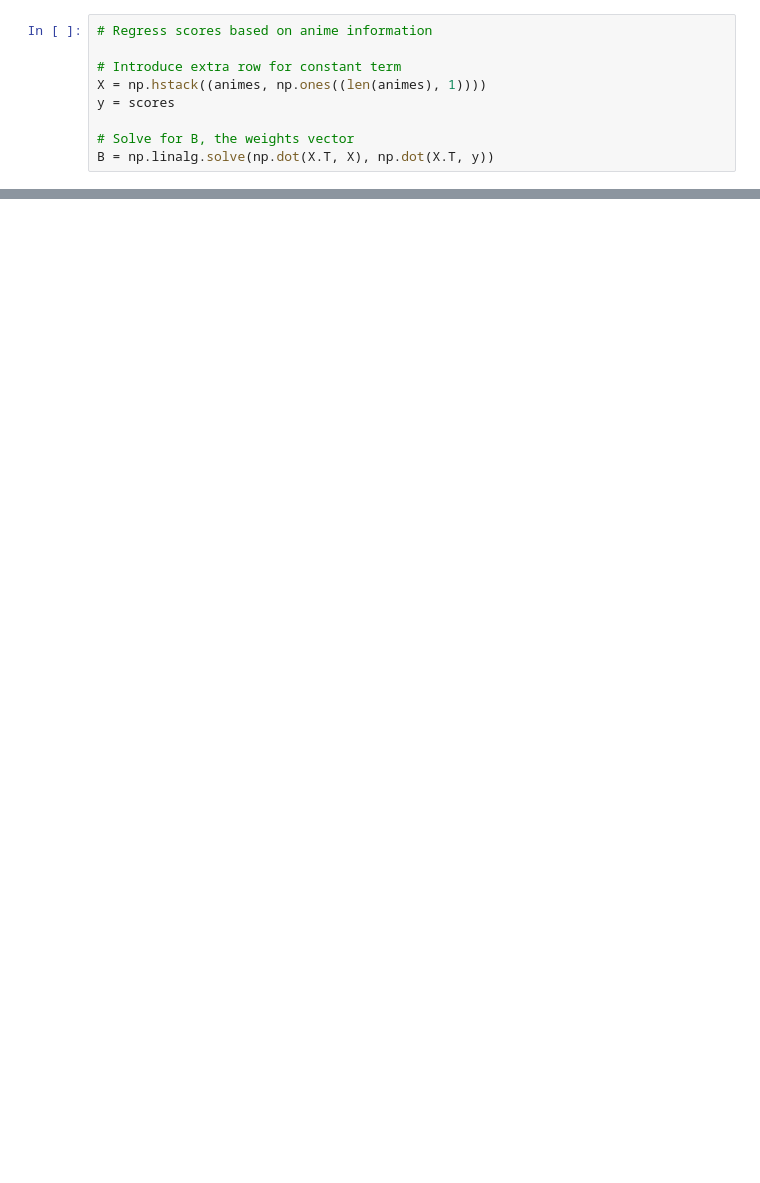
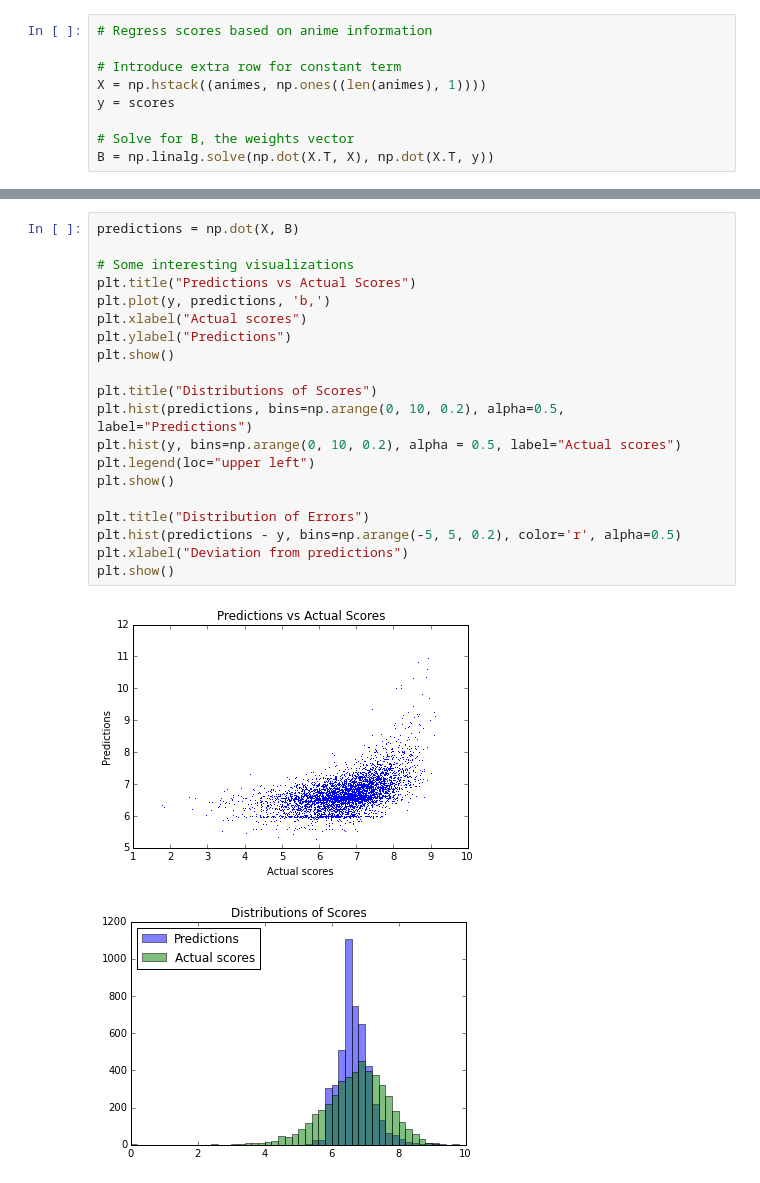
Before and after one commit to akrolsmir/cs189, a Jupyter notebook: proj/proj.ipynb, the cells around one changed output, grey strips where cells are left out. Saved outputs shown, nothing was run; the diff lists cells and outputs as text; blank space fills up the shorter version.

```diff
--- a/proj/proj.ipynb
+++ b/proj/proj.ipynb
@@ -68,0 +102,23 @@ B0 (the constant term) is 6.557905266
+# %%
+predictions = np.dot(X, B)
+
+# Some interesting visualizations
+plt.title("Predictions vs Actual Scores")
+plt.plot(y, predictions, 'b,')
+plt.xlabel("Actual scores")
+plt.ylabel("Predictions")
+plt.show()
+
+plt.title("Distributions of Scores")
+plt.hist(predictions, bins=np.arange(0, 10, 0.2), alpha=0.5, label="Predictions")
+plt.hist(y, bins=np.arange(0, 10, 0.2), alpha = 0.5, label="Actual scores")
+plt.legend(loc="upper left")
+plt.show()
+
+plt.title("Distribution of Errors")
+plt.hist(predictions - y, bins=np.arange(-5, 5, 0.2), color='r', alpha=0.5)
+plt.xlabel("Deviation from predictions")
+plt.show()
+# %% [output]
+[figure, added]
+[figure, added]
```
Also changed, not shown: parts of 17 cells of this notebook.
